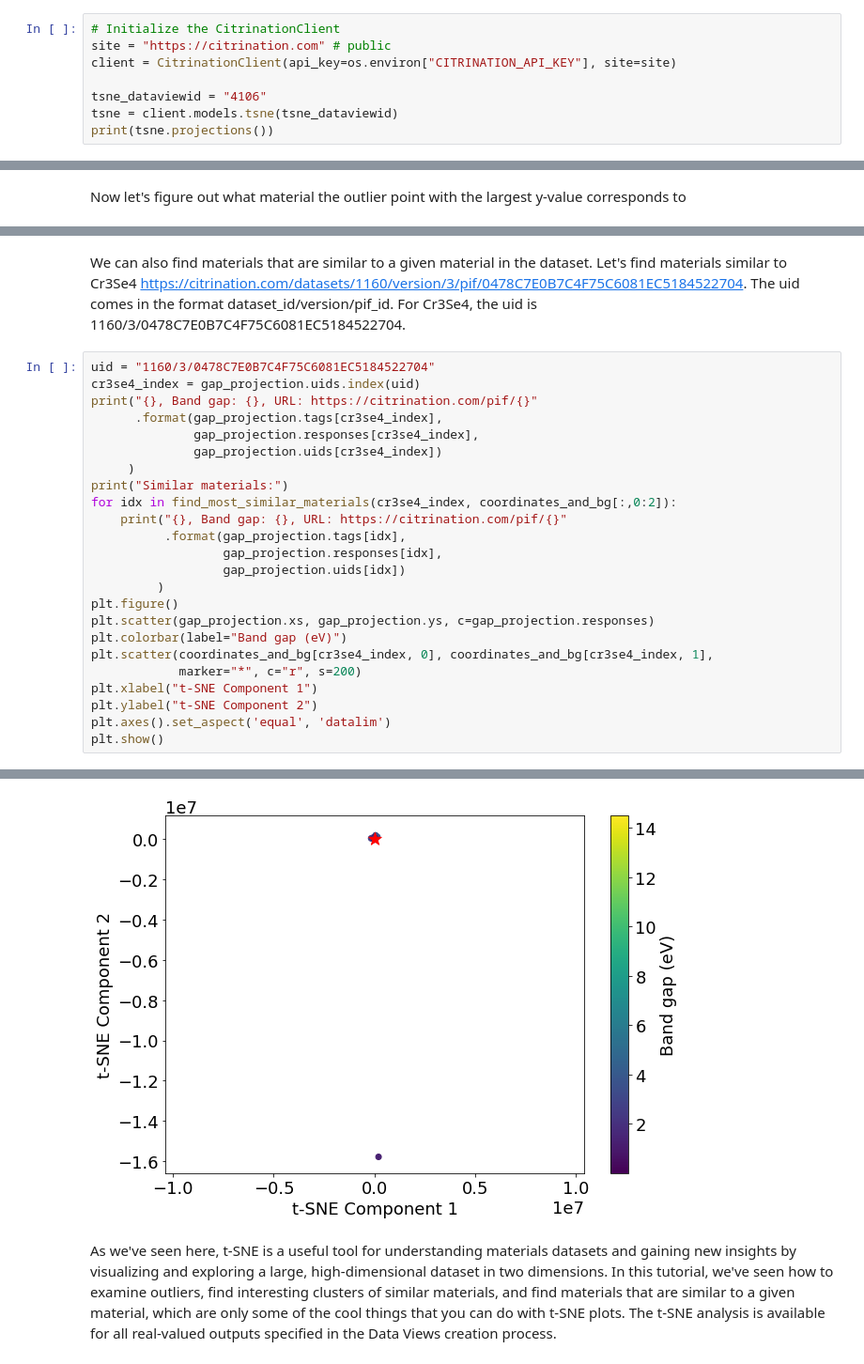
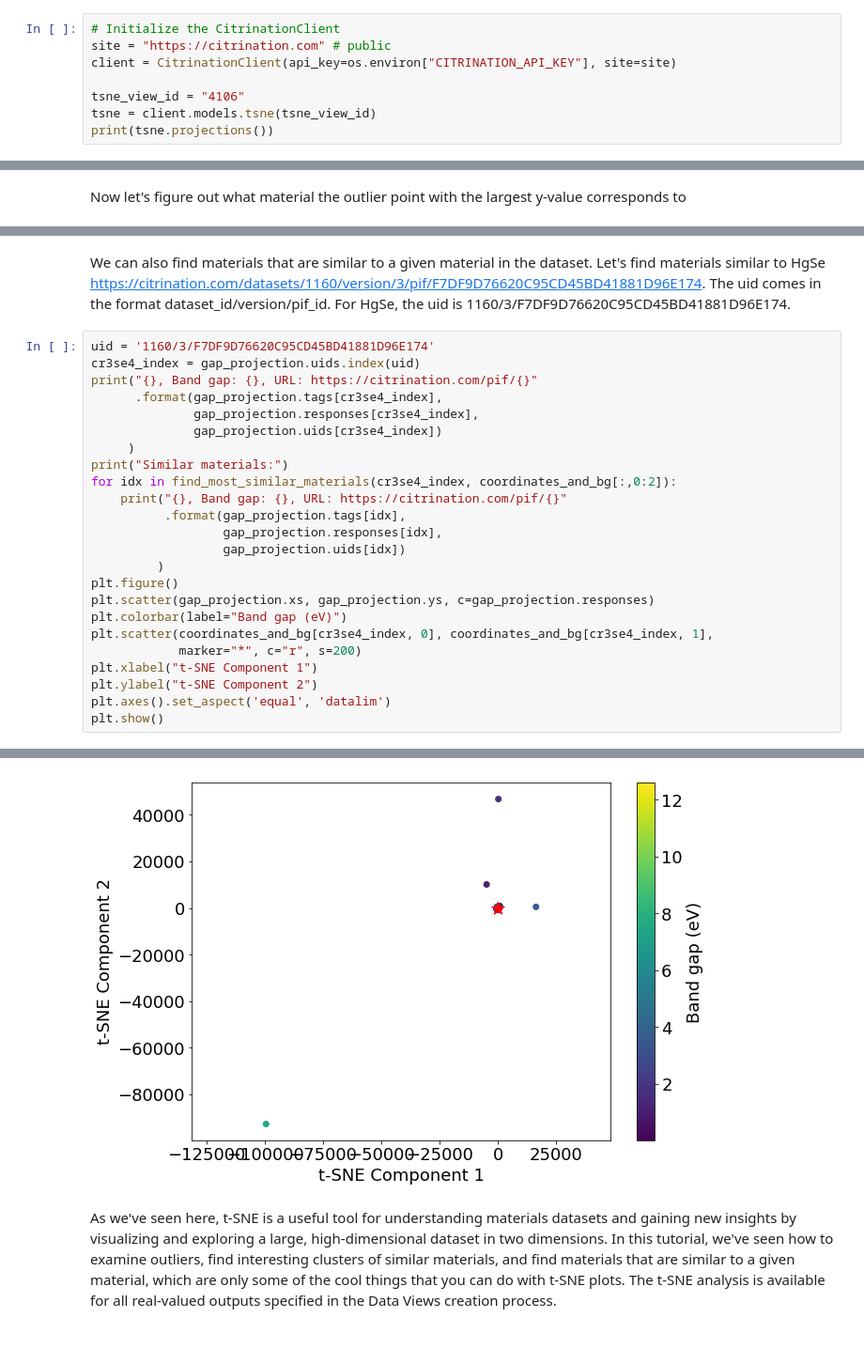
Before and after one commit to CitrineInformatics/learn-citrination, a Jupyter notebook: citrination_api_examples/TsneDemo.ipynb, the cells around one changed output, grey strips where cells are left out. Shown at 94% size. Drawn from its saved outputs; the diff is of its cells as text.

```diff
--- a/citrination_api_examples/TsneDemo.ipynb
+++ b/citrination_api_examples/TsneDemo.ipynb
@@ -29,8 +29,8 @@ from citrination_client import CitrinationClient
 site = "https://citrination.com" # public
 client = CitrinationClient(api_key=os.environ["CITRINATION_API_KEY"], site=site)
 
-tsne_dataviewid = "4106"
-tsne = client.models.tsne(tsne_dataviewid)
+tsne_view_id = "4106"
+tsne = client.models.tsne(tsne_view_id)
 print(tsne.projections())
 # %% [output]
 dict_keys(['Property Color', 'Property Band gap'])
@@ -155,7 +158,7 @@ Brown, Polycrystalline, 3.5, Er1B6, Band gap: 3.5, URL: https://citrination.com/
 # %% [markdown]
-We can also find materials that are similar to a given material in the dataset. Let's find materials similar to Cr3Se4 https://citrination.com/datasets/1160/version/3/pif/0478C7E0B7C4F75C6081EC5184522704. The uid comes in the format dataset_id/version/pif_id. For Cr3Se4, the uid is 1160/3/0478C7E0B7C4F75C6081EC5184522704.
+We can also find materials that are similar to a given material in the dataset. Let's find materials similar to HgSe https://citrination.com/datasets/1160/version/3/pif/F7DF9D76620C95CD45BD41881D96E174. The uid comes in the format dataset_id/version/pif_id. For HgSe, the uid is 1160/3/F7DF9D76620C95CD45BD41881D96E174.
 # %%
-uid = "1160/3/0478C7E0B7C4F75C6081EC5184522704"
+uid = '1160/3/F7DF9D76620C95CD45BD41881D96E174'
 cr3se4_index = gap_projection.uids.index(uid)
 print("{}, Band gap: {}, URL: https://citrination.com/pif/{}"
       .format(gap_projection.tags[cr3se4_index],
@@ -194,3 +197,3 @@ Gray, Polycrystalline, 0.48, Mn1Te2, Band gap: 0.48, URL: https://citrination.co
-[figure, old version]
+[figure, new version]
 # %% [markdown]
 As we've seen here, t-SNE is a useful tool for understanding materials datasets and gaining new insights by visualizing and exploring a large, high-dimensional dataset in two dimensions. In this tutorial, we've seen how to examine outliers, find interesting clusters of similar materials, and find materials that are similar to a given material, which are only some of the cool things that you can do with t-SNE plots. The t-SNE analysis is available for all real-valued outputs specified in the Data Views creation process.
```
Also changed, not shown: parts of 4 cells of this notebook, 3 other files.
